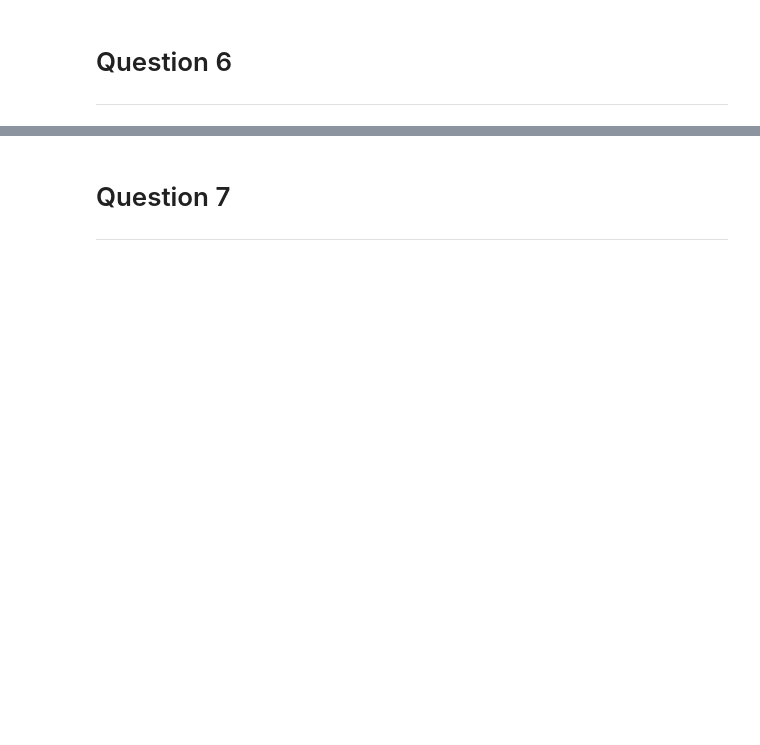
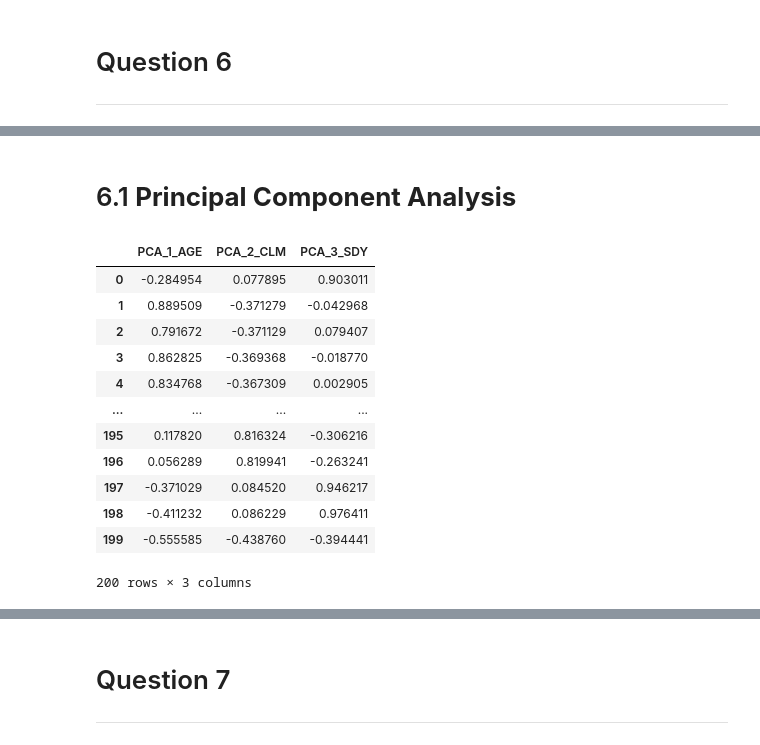
Before and after one commit to SirThaps/DAE_project, a Jupyter notebook: DAE_Assignment_ALL Q.ipynb, the cells around one changed output, grey strips where cells are left out. Drawn from its saved outputs; the diff is of its cells as text; code cells hidden in the pictures; blank space fills up the shorter version.

```diff
--- a/DAE_Assignment_ALL Q.ipynb
+++ b/DAE_Assignment_ALL Q.ipynb
@@ -594,0 +613,39 @@ ridge_selected_features_df
+# %% [markdown]
+# 6.1 __Principal Component Analysis__
+# %%
+import pandas as pd
+from sklearn.decomposition import PCA
+
+# Assuming 'data' contains the dataset with interaction features
+
+# Separate features from the dataset
+# features = data.drop(columns=['ID'])
+
+# Perform PCA
+pca = PCA(n_components=3)  # Specify the number of components you want
+pca_result = pca.fit_transform(X)
+
+# Create a DataFrame from PCA result
+pca_df = pd.DataFrame(data=pca_result, columns=['PC1', 'PC2', 'PC3'])
+
+# Get the names of the original features
+original_feature_names = X.columns
+
+# Rename columns of PCA DataFrame with original feature names
+pca_df.columns = [f'PCA_{i+1}_{original_feature_names[i]}' for i in range(pca_df.shape[1])]
+
+pca_df
+# %% [output]
+|  | PCA_1_AGE | PCA_2_CLM | PCA_3_SDY |
+| 0 | -0.284954 | 0.077895 | 0.903011 |
+| 1 | 0.889509 | -0.371279 | -0.042968 |
+| 2 | 0.791672 | -0.371129 | 0.079407 |
+| 3 | 0.862825 | -0.369368 | -0.018770 |
+| 4 | 0.834768 | -0.367309 | 0.002905 |
+| ... | ... | ... | ... |
+| 195 | 0.117820 | 0.816324 | -0.306216 |
+| 196 | 0.056289 | 0.819941 | -0.263241 |
+| 197 | -0.371029 | 0.084520 | 0.946217 |
+| 198 | -0.411232 | 0.086229 | 0.976411 |
+| 199 | -0.555585 | -0.438760 | -0.394441 |
+200 rows × 3 columns
```
Also changed, not shown: parts of 4 cells of this notebook.
